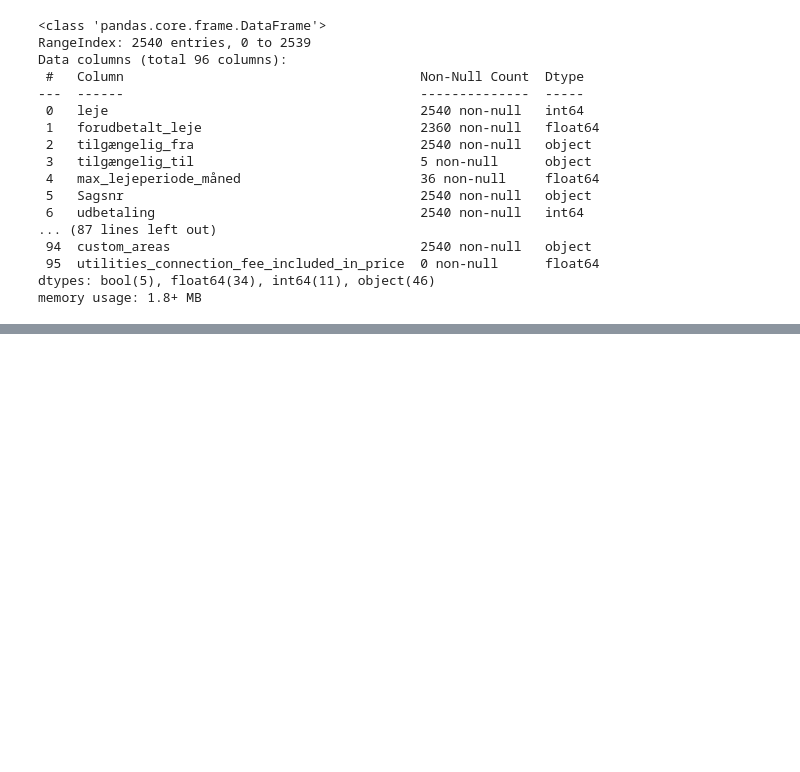
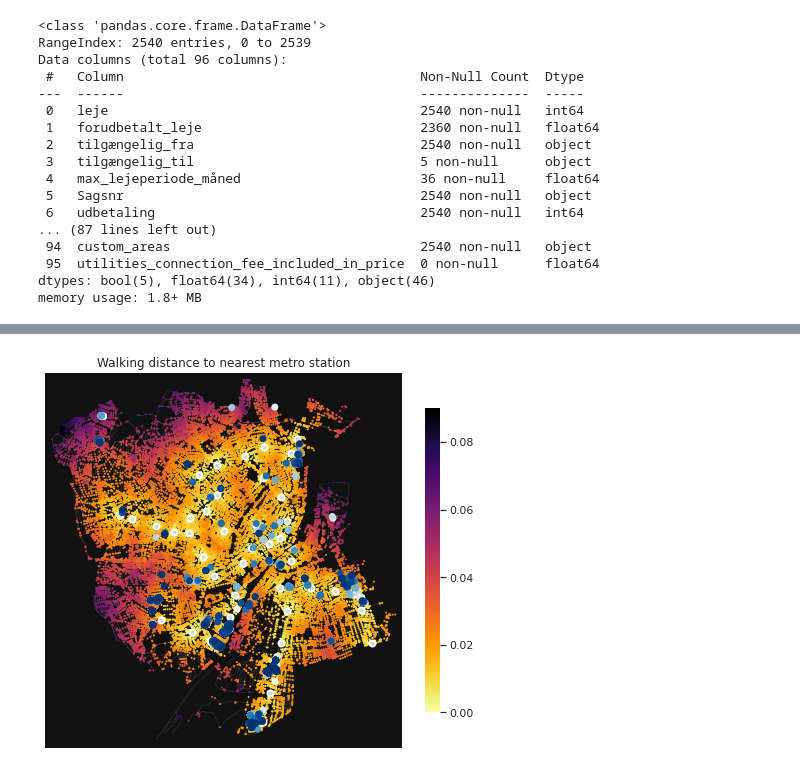
Before and after one commit to szymongalecki/Geospatial_Data_Science, a Jupyter notebook: lejeboliger_2019_t_april23.ipynb, the cells around one changed output, grey strips where cells are left out. Saved outputs shown, nothing was run; the diff lists cells and outputs as text; code cells hidden in the pictures; blank space fills up the shorter version.

Commit message:
dist metro

```diff
--- a/lejeboliger_2019_t_april23.ipynb
+++ b/lejeboliger_2019_t_april23.ipynb
@@ -95,0 +183,3 @@ cmap.set_under('red')
+# %%
+edges['length'] = edges.length
+edges = edges[['u','v','length']]
@@ -95,0 +188,8 @@ cmap.set_under('red')
+# %%
+# create panadana network
+import pandana
+network = pandana.Network(node_x=nodes['x'],
+                          node_y=nodes['y'],
+                          edge_from=edges['u'],
+                          edge_to=edges['v'],
+                          edge_weights=edges[['length']])
@@ -95,0 +202,14 @@ cmap.set_under('red')
+# %%
+# set the locations on the network
+network.set_pois(category='metro',
+                 maxdist=3000, # Max distance we will bike
+                 maxitems=1, # we are just looking for the one closest station
+                 x_col=transit.geometry.x,
+                 y_col=transit.geometry.y)
+# %%
+# calculate distance to nearest metro station from each node in network
+distances = network.nearest_pois(distance=3000,
+                                 category='metro',
+                                 num_pois=1,
+                                include_poi_ids=True)
+distances.sort_values(by=[1])
@@ -95,0 +231,19 @@ cmap.set_under('red')
+# %%
+# Plot distance to nearest metro station from each node
+fig, ax = ox.plot_graph(G_walk_proj, node_size=0, edge_linewidth=0.1,
+                        edge_color='gray', show=False, close=False)
+
+sc = ax.scatter(x=nodes['x'],
+                y=nodes['y'],
+                c=distances[1],
+                s=1,
+                cmap='inferno_r')
+
+# plot stations to sanity check our computations
+transit.plot(ax=ax, color='#CBDCCB', edgecolor='white', linewidth=2)
+gdf.plot(ax=ax, c=gdf["per_area_price"], cmap='Blues', legend=True)
+
+ax.set_title('Walking distance to nearest metro station')
+plt.colorbar(sc, shrink=0.7).outline.set_edgecolor('none')
+# %% [output]
+[figure, added]
```
Also changed, not shown: parts of 28 cells of this notebook.
